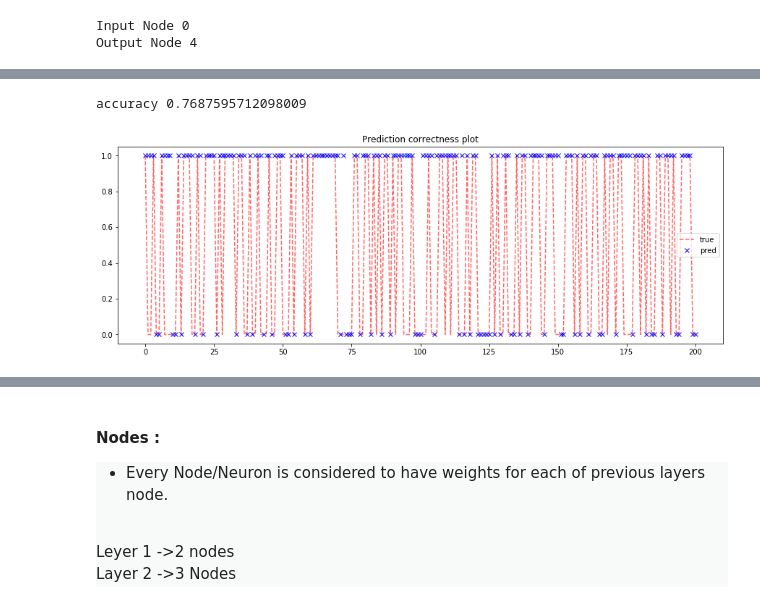
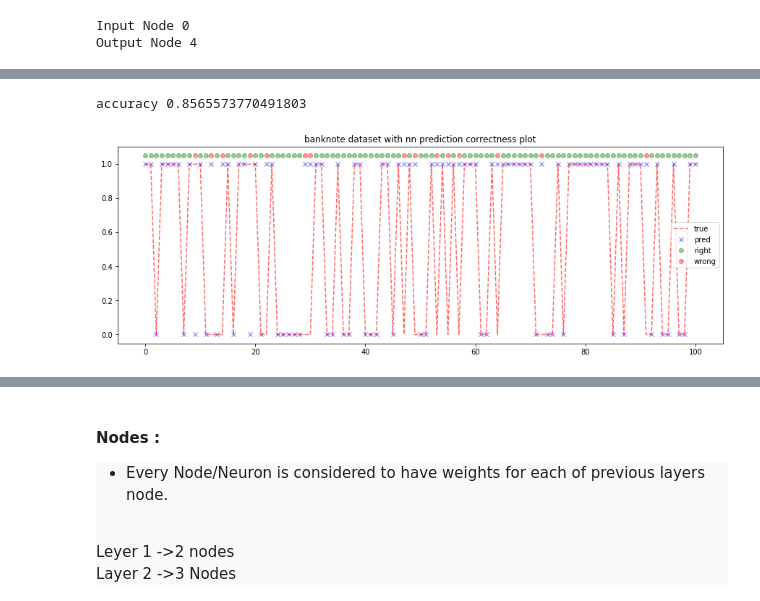
Before and after one commit to irfanhasib0/Machine-Learning, a Jupyter notebook: Machine_Learning_Algo_From_Scratch/ANN_From_Scratch_modular_class-exp.ipynb, the cells around one changed output, grey strips where cells are left out. Cells and saved outputs as stored; diff of their text form; code cells hidden in the pictures.

```diff
--- a/Machine_Learning_Algo_From_Scratch/ANN_From_Scratch_modular_class-exp.ipynb
+++ b/Machine_Learning_Algo_From_Scratch/ANN_From_Scratch_modular_class-exp.ipynb
@@ -25,8 +26,7 @@ df.head()
 | 992 | 0.401243 | 0.520712 | 0.177651 | 0.733100 | 1 |
 | 576 | 0.531232 | 0.892062 | 0.176100 | 0.401884 | 0 |
 # %%
-n_train=int(N*0.8)
-n_val=int(N*0.2)
+n_train=int(N*0.85)
 _train_df=df.loc[:n_train]
 _val_df=df.loc[n_train:]
 
@@ -244,19 +240,22 @@ result_log=pd.DataFrame({})
 result_log['true']=_val_Y
 result_log['pred']=ret
 result_log['right']=np.array((ret==_val_Y),dtype=np.uint8)
-result_log['wrong']=np.array((ret==_val_Y),dtype=np.uint8)
+result_log['wrong']=np.array((ret!=_val_Y),dtype=np.uint8)
 # %% [output]
-accuracy 0.7687595712098009
+accuracy 0.8565573770491803
 # %%
 from matplotlib import pyplot as plt
 #plt.plot(result_log[['right','wrong']])
-dataset='banknote'
+
 fig=plt.figure(figsize=(15,5))
-plt.plot(result_log.loc[:200,'true'],'r--',alpha=0.6)
-plt.plot(result_log.loc[:200,'pred'],'bx')
-plt.legend(['true','pred'])
-plt.title('Prediction correctness plot')# \n right : 1 \n wrong : 0')
+plt.plot(result_log.loc[:100,'true'],'r--',alpha=0.6)
+plt.plot(result_log.loc[:100,'pred'],'bx',alpha=0.6)
+plt.plot(result_log.loc[:100,'right'][result_log.loc[:100,'right']==1]+0.05,'go',alpha=0.4)
+plt.plot(result_log.loc[:100,'right'][result_log.loc[:100,'right']==0]+1.05,'ro',alpha=0.4)
+#plt.plot(result_log.loc[:100,'right'],'go',alpha=0.3)
+plt.legend(['true','pred','right','wrong'])
+plt.title(dataset+' dataset with nn prediction correctness plot')# \n right : 1 \n wrong : 0')
 plt.savefig(dataset+'pred.jpg')
 plt.show()
 # %% [output]
-[figure, old version]
+[figure, new version]
```
Also changed, not shown: parts of 8 cells of this notebook, 2 other files.
